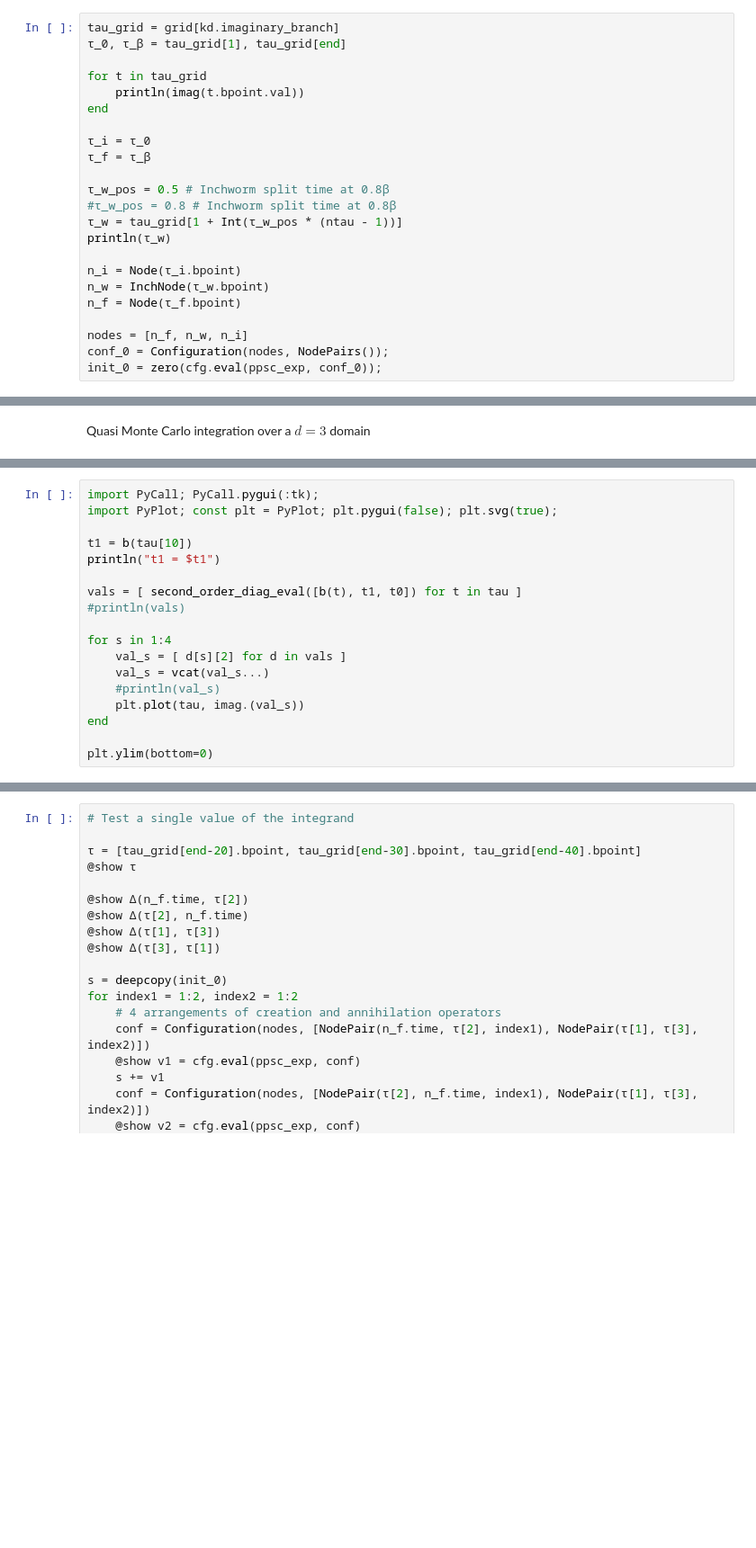
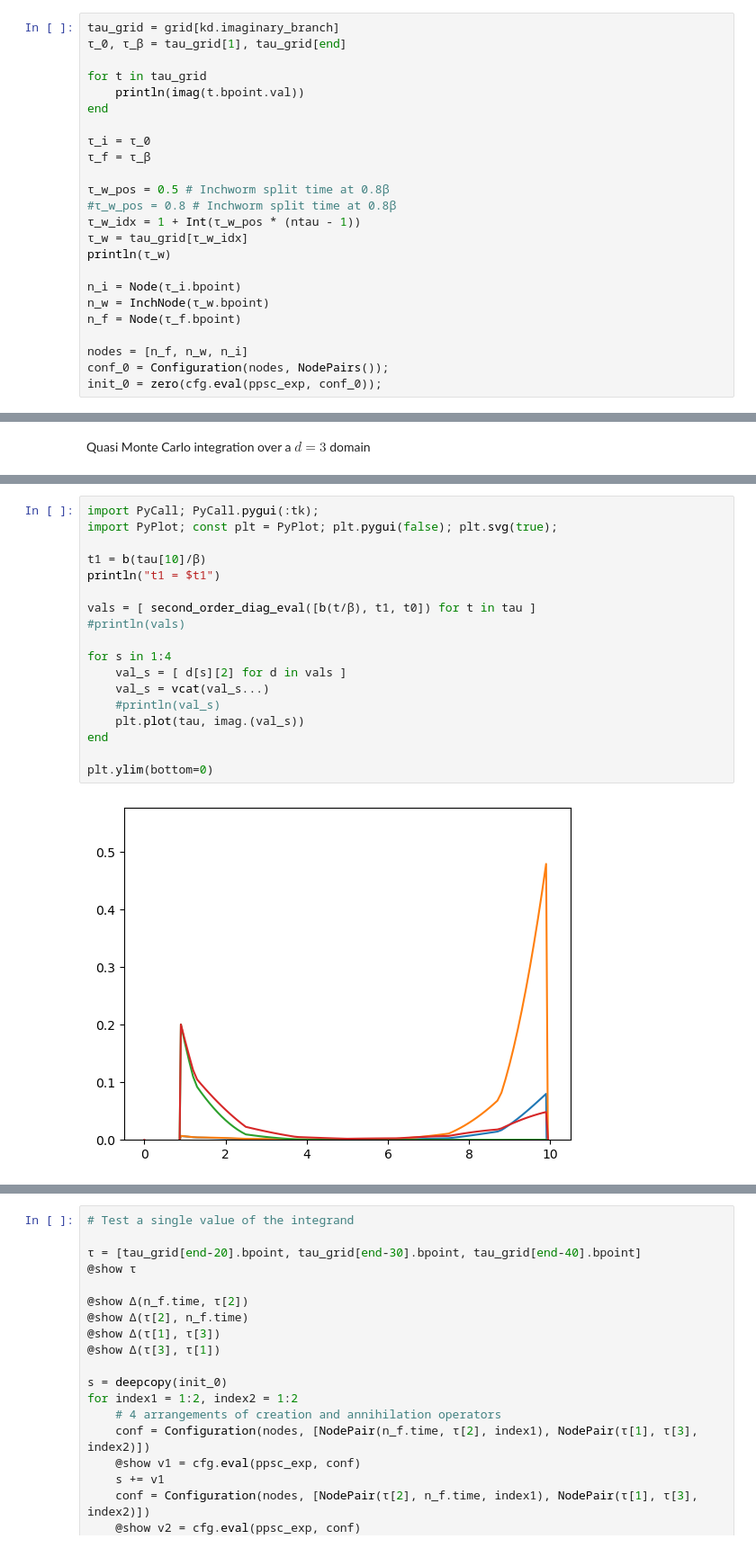
Before and after one commit to krivenko/QInchworm.jl, a Jupyter notebook: experiments/Second order inchworm configuration.ipynb, the cells around one changed output, grey strips where cells are left out. Shown at 90% size. Drawn from its saved outputs; the diff is of its cells as text; blank space fills up the shorter version.

```diff
--- a/experiments/Second order inchworm configuration.ipynb
+++ b/experiments/Second order inchworm configuration.ipynb
@@ -100,7 +120,8 @@ end
 
 τ_w_pos = 0.5 # Inchworm split time at 0.8β
 #τ_w_pos = 0.8 # Inchworm split time at 0.8β
-τ_w = tau_grid[1 + Int(τ_w_pos * (ntau - 1))]
+τ_w_idx = 1 + Int(τ_w_pos * (ntau - 1))
+τ_w = tau_grid[τ_w_idx]
 println(τ_w)
 
 n_i = Node(τ_i.bpoint)
@@ -132,18 +166,20 @@ end
 # %%
 import PyCall; PyCall.pygui(:tk);
 import PyPlot; const plt = PyPlot; plt.pygui(false); plt.svg(true);
 
-t1 = b(tau[10])
+t1 = b(tau[10]/β)
 println("t1 = $t1")
 
-vals = [ second_order_diag_eval([b(t), t1, t0]) for t in tau ]
+vals = [ second_order_diag_eval([b(t/β), t1, t0]) for t in tau ]
 #println(vals)
 
 for s in 1:4
     val_s = [ d[s][2] for d in vals ]
     val_s = vcat(val_s...)
     #println(val_s)
     plt.plot(tau, imag.(val_s))
 end
 
 plt.ylim(bottom=0)
+# %% [output]
+[figure, added]
```
Also changed, not shown: parts of 21 cells of this notebook.
